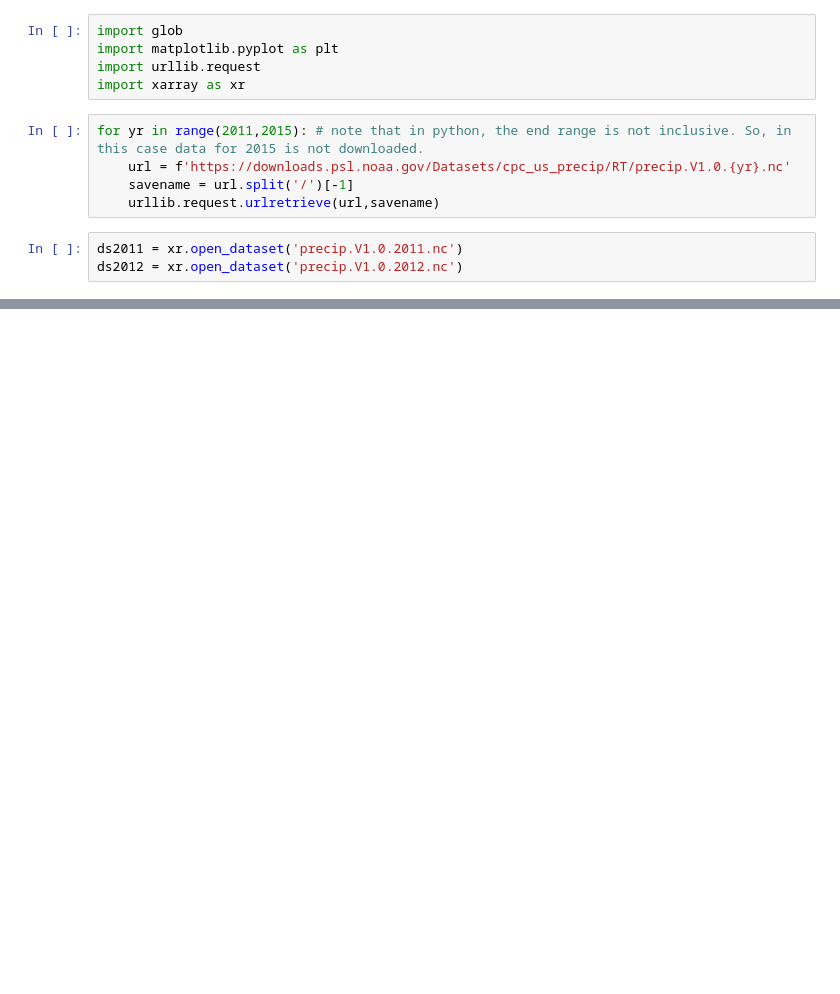
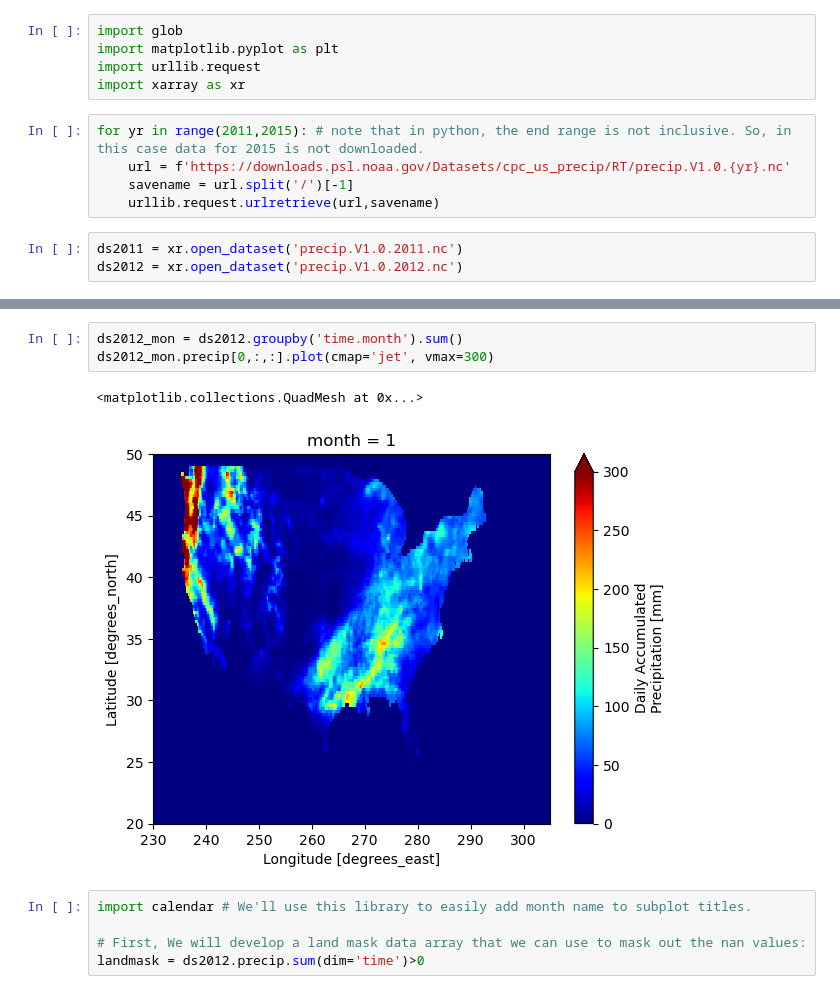
Before and after one commit to Rajeb/my_project_2, a Jupyter notebook: geospatial_data_analysis.ipynb, the cells around one changed output, grey strips where cells are left out. Drawn from its saved outputs; the diff is of its cells as text; blank space fills up the shorter version.

Commit message:
fig generated for each month 2012

```diff
--- a/geospatial_data_analysis.ipynb
+++ b/geospatial_data_analysis.ipynb
@@ -53,0 +118,11 @@ Attributes:
+# %%
+ds2012_mon = ds2012.groupby('time.month').sum()
+ds2012_mon.precip[0,:,:].plot(cmap='jet', vmax=300)
+# %% [output]
+<matplotlib.collections.QuadMesh at 0x...>
+[figure, added]
+# %%
+import calendar # We'll use this library to easily add month name to subplot titles.
+
+# First, We will develop a land mask data array that we can use to mask out the nan values:
+landmask = ds2012.precip.sum(dim='time')>0
```
Also changed, not shown: parts of 7 cells of this notebook, 1 other file.
